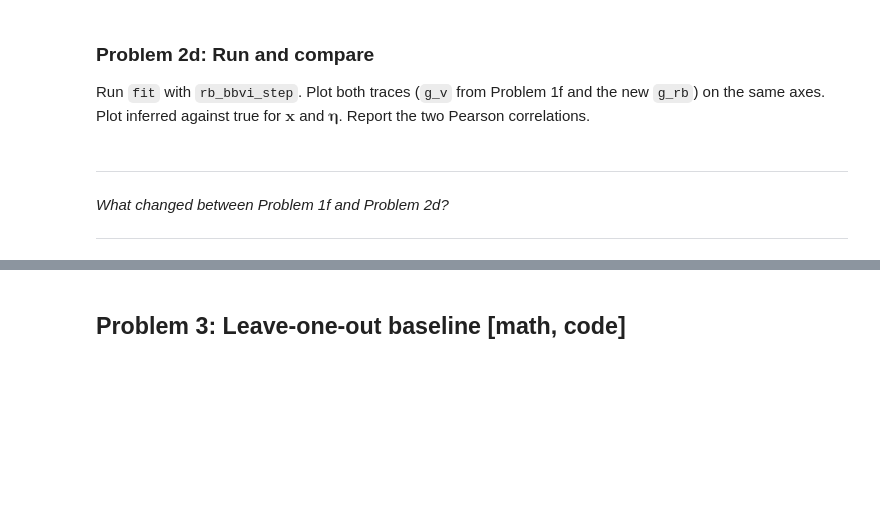
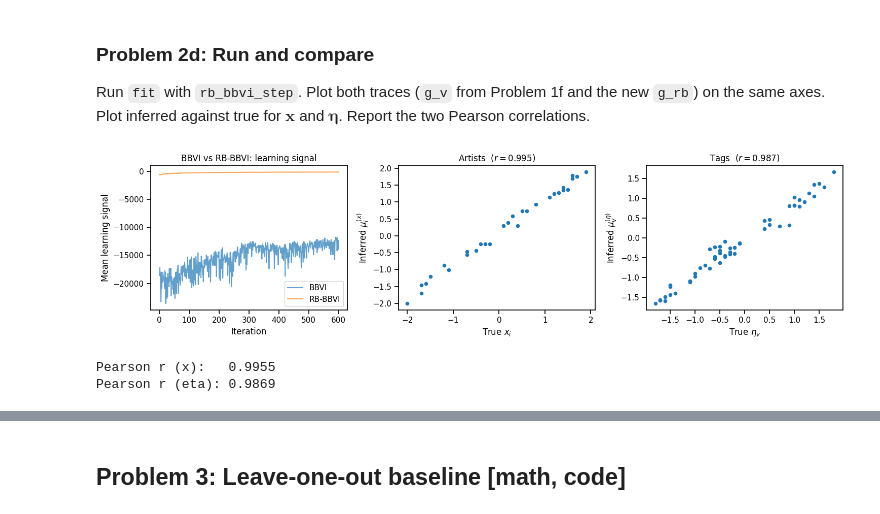
Before and after one commit to rodrigopazm96/Modern-Methods-in-Applied-Statistics, a Jupyter notebook: Paz_hw6.ipynb, the cells around one changed output, grey strips where cells are left out. Saved outputs shown, nothing was run; the diff lists cells and outputs as text; code cells hidden in the pictures; blank space fills up the shorter version.

```diff
--- a/Paz_hw6.ipynb
+++ b/Paz_hw6.ipynb
@@ -444,6 +606,35 @@ var_params_rb, g_rb = fit(rb_bbvi_step, data, seed=0)
-# %% [markdown]
----
-
-*What changed between Problem 1f and Problem 2d?*
-
----
+# %%
+var_params_rb, g_rb = fit(rb_bbvi_step, data, seed=0)
+
+fig, axes = plt.subplots(1, 3, figsize=(15, 4))
+
+axes[0].plot(g_trace.numpy(), label='BBVI', alpha=0.7)
+axes[0].plot(g_rb.numpy(),    label='RB-BBVI', alpha=0.7)
+axes[0].set_xlabel("Iteration")
+axes[0].set_ylabel("Mean learning signal")
+axes[0].set_title("BBVI vs RB-BBVI: learning signal")
+axes[0].legend()
+
+corr_x   = torch.corrcoef(torch.stack([var_params_rb['mu_x_N'],
+                                       x_true_N  ]))[0, 1].item()
+corr_eta = torch.corrcoef(torch.stack([var_params_rb['mu_eta_V'],
+                                       eta_true_V]))[0, 1].item()
+
+axes[1].scatter(x_true_N.numpy(),   var_params_rb['mu_x_N'].numpy(),   s=20)
+axes[1].set_xlabel("True $x_i$"); axes[1].set_ylabel("Inferred $\\mu_i^{(x)}$")
+axes[1].set_title(f"Artists  ($r = {corr_x:.3f}$)")
+
+axes[2].scatter(eta_true_V.numpy(), var_params_rb['mu_eta_V'].numpy(), s=20)
+axes[2].set_xlabel("True $\\eta_v$")
+axes[2].set_ylabel("Inferred $\\mu_v^{(\\eta)}$")
+axes[2].set_title(f"Tags  ($r = {corr_eta:.3f}$)")
+
+plt.tight_layout()
+plt.show()
+
+print(f"Pearson r (x):   {corr_x:.4f}")
+print(f"Pearson r (eta): {corr_eta:.4f}")
+# %% [output]
+[figure, added]
+Pearson r (x):   0.9955
+Pearson r (eta): 0.9869
```
Also changed, not shown: parts of 35 cells of this notebook.
